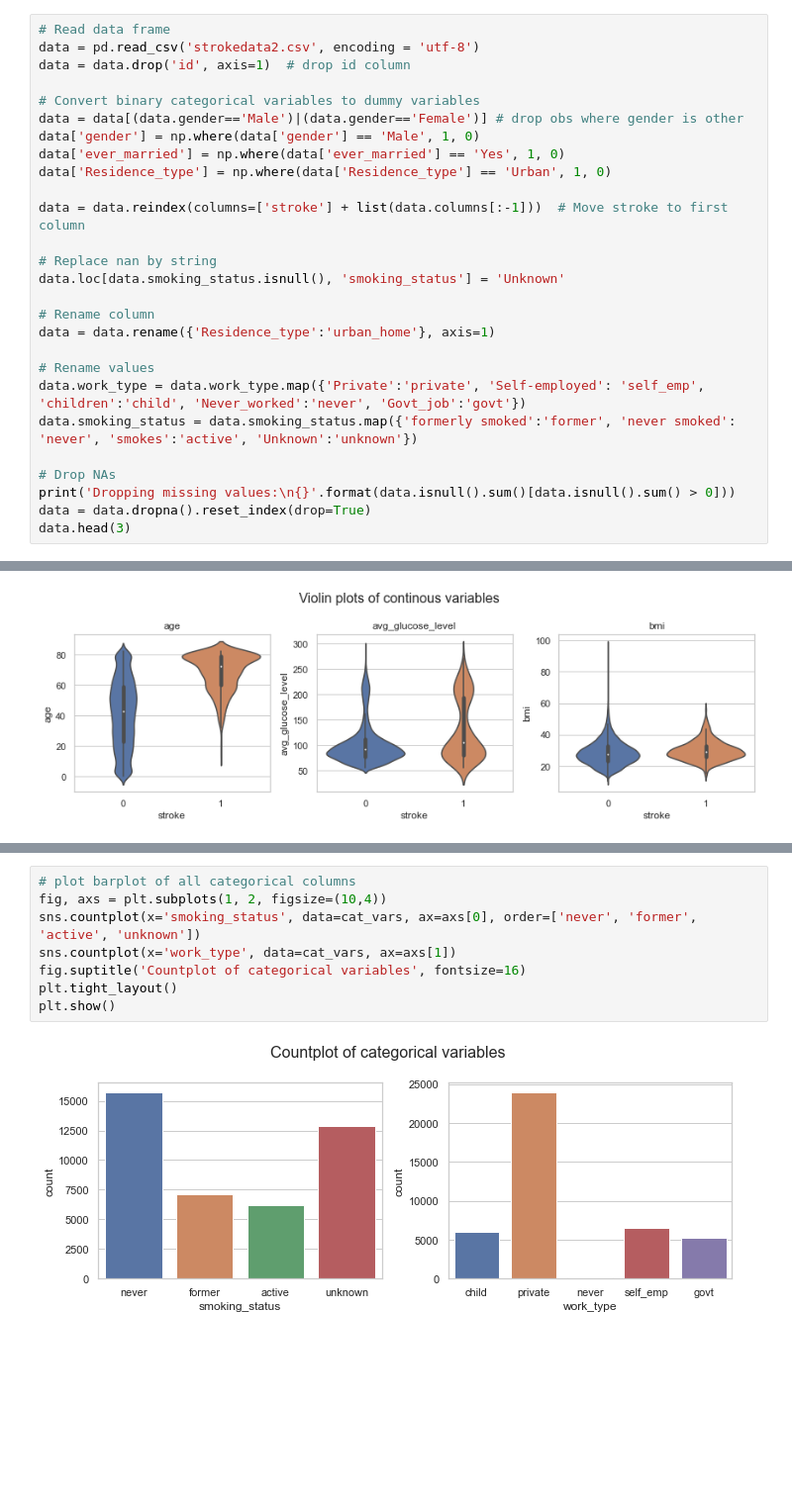
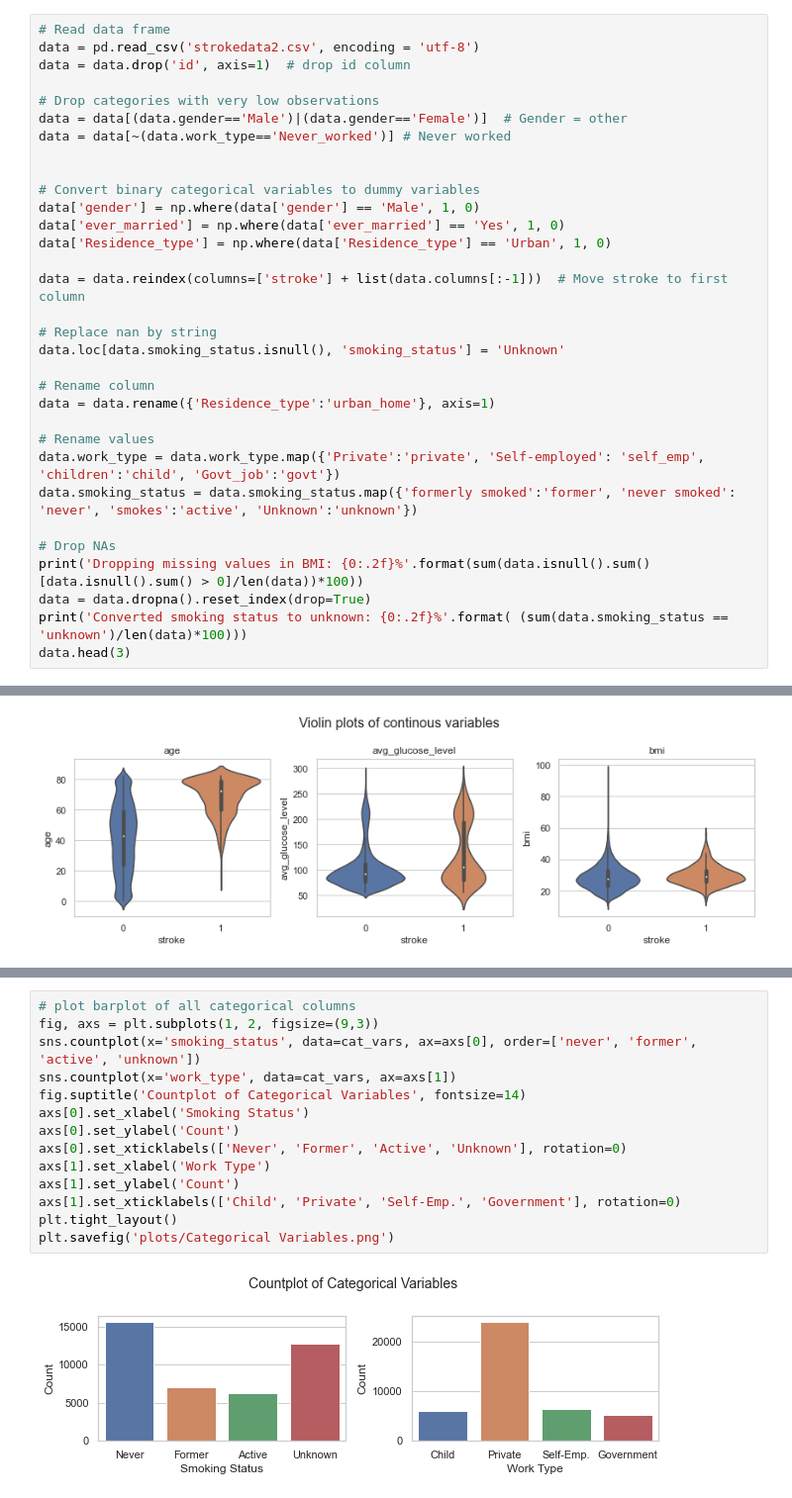
Before and after one commit to sddiener/Comparison-of-Decision-Tree-and-KNN-for-Stroke-Prediction, a Jupyter notebook: Preprocessing stroke.ipynb, the cells around one changed output, grey strips where cells are left out. Shown: that part at 99% size. Cells and saved outputs as stored; diff of their text form; blank space fills up the shorter version.

```diff
--- a/Preprocessing stroke.ipynb
+++ b/Preprocessing stroke.ipynb
@@ -15,8 +15,12 @@ from imblearn.over_sampling import BorderlineSMOTE
 data = pd.read_csv('strokedata2.csv', encoding = 'utf-8')
 data = data.drop('id', axis=1)  # drop id column
 
+# Drop categories with very low observations
+data = data[(data.gender=='Male')|(data.gender=='Female')]  # Gender = other
+data = data[~(data.work_type=='Never_worked')] # Never worked
+
+
 # Convert binary categorical variables to dummy variables
-data = data[(data.gender=='Male')|(data.gender=='Female')] # drop obs where gender is other
 data['gender'] = np.where(data['gender'] == 'Male', 1, 0)
 data['ever_married'] = np.where(data['ever_married'] == 'Yes', 1, 0)
 data['Residence_type'] = np.where(data['Residence_type'] == 'Urban', 1, 0)
@@ -30,11 +34,12 @@ data.loc[data.smoking_status.isnull(), 'smoking_status'] = 'Unknown'
 data = data.rename({'Residence_type':'urban_home'}, axis=1)
 
 # Rename values
-data.work_type = data.work_type.map({'Private':'private', 'Self-employed': 'self_emp', 'children':'child', 'Never_worked':'never', 'Govt_job':'govt'})
+data.work_type = data.work_type.map({'Private':'private', 'Self-employed': 'self_emp', 'children':'child', 'Govt_job':'govt'})
 data.smoking_status = data.smoking_status.map({'formerly smoked':'former', 'never smoked': 'never', 'smokes':'active', 'Unknown':'unknown'})
 
 # Drop NAs
-print('Dropping missing values:\n{}'.format(data.isnull().sum()[data.isnull().sum() > 0]))
+print('Dropping missing values in BMI: {0:.2f}%'.format(sum(data.isnull().sum()[data.isnull().sum() > 0]/len(data))*100))
 data = data.dropna().reset_index(drop=True)
+print('Converted smoking status to unknown: {0:.2f}%'.format( (sum(data.smoking_status == 'unknown')/len(data)*100)))
 data.head(3)
 # %% [output]
@@ -176,13 +220,19 @@ See the caveats in the documentation: https://pandas.pydata.org/pandas-docs/stab
 # %%
 # plot barplot of all categorical columns
-fig, axs = plt.subplots(1, 2, figsize=(10,4))
+fig, axs = plt.subplots(1, 2, figsize=(9,3))
 sns.countplot(x='smoking_status', data=cat_vars, ax=axs[0], order=['never', 'former', 'active', 'unknown'])
 sns.countplot(x='work_type', data=cat_vars, ax=axs[1])
-fig.suptitle('Countplot of categorical variables', fontsize=16)
+fig.suptitle('Countplot of Categorical Variables', fontsize=14)
+axs[0].set_xlabel('Smoking Status')
+axs[0].set_ylabel('Count')
+axs[0].set_xticklabels(['Never', 'Former', 'Active', 'Unknown'], rotation=0)
+axs[1].set_xlabel('Work Type')
+axs[1].set_ylabel('Count')
+axs[1].set_xticklabels(['Child', 'Private', 'Self-Emp.', 'Government'], rotation=0)
 plt.tight_layout()
-plt.show()
+plt.savefig('plots/Categorical Variables.png')
 # %% [output]
-[figure, old version]
+[figure, new version]
 # %%
 # Create numeric correlation matrix
 corr_data = data.copy()
```
Also changed, not shown: parts of 11 cells of this notebook, 14 other files.
